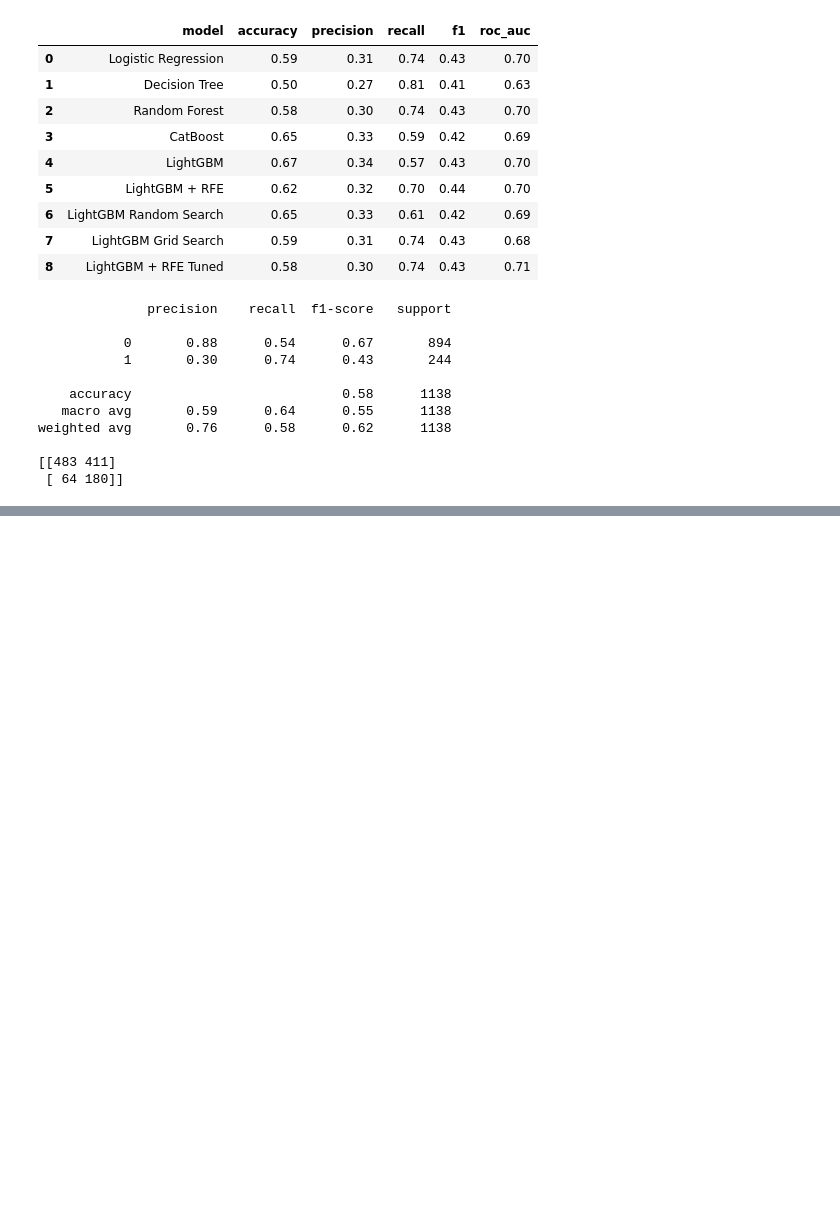
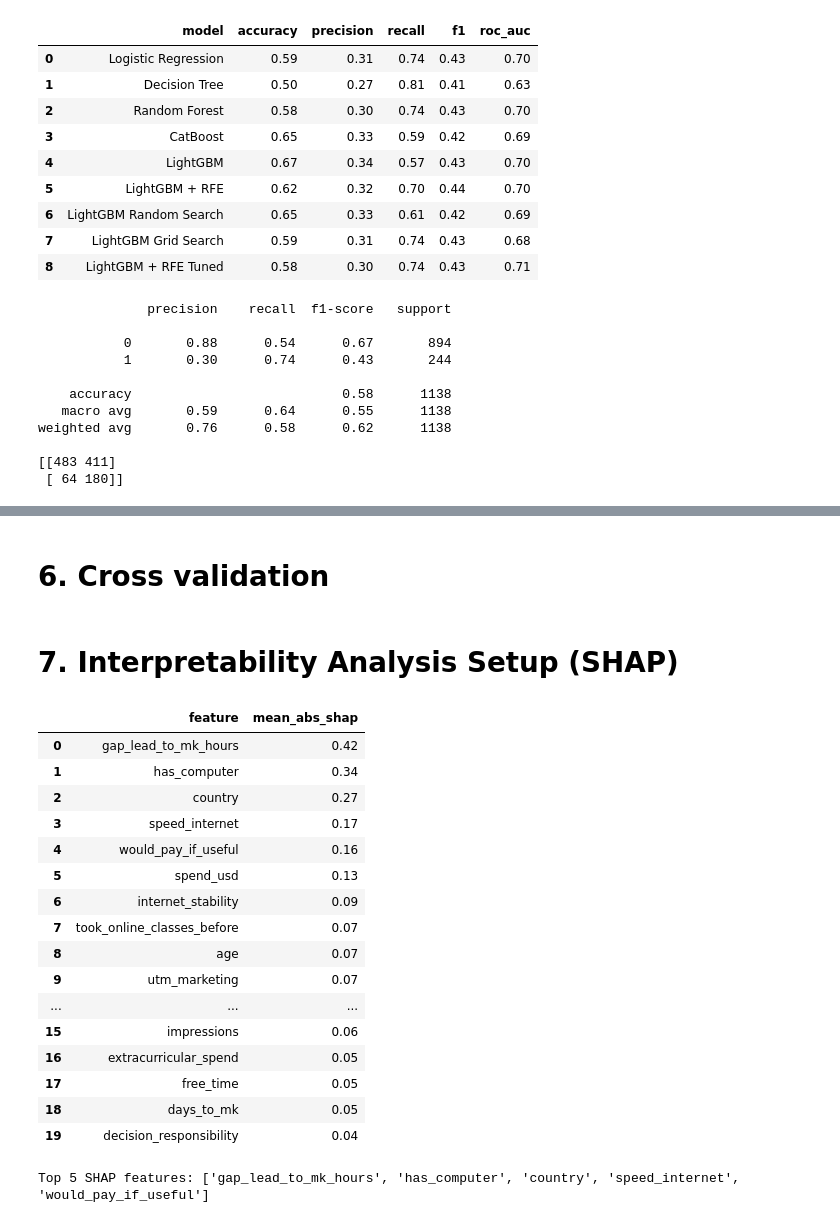
Before and after one commit to AlinaYakubova/Thesis_DTM_Trial_Class_Prediction, a Jupyter notebook: Main_script_diploma.ipynb, the cells around one changed output, grey strips where cells are left out. Saved outputs shown, nothing was run; the diff lists cells and outputs as text; code cells hidden in the pictures; blank space fills up the shorter version.

```diff
--- a/Main_script_diploma.ipynb
+++ b/Main_script_diploma.ipynb
@@ -3487,0 +3445,2 @@ plt.show()
+# %% [markdown]
+# 6. Cross validation
@@ -3487,0 +3589,55 @@ plt.show()
+# %% [markdown]
+# 7. Interpretability Analysis Setup (SHAP)
+# %%
+import shap
+
+
+# Use a sample for faster SHAP calculation and readable plots.
+shap_sample_size = min(1000, len(X_test_lgbm))
+X_shap = X_test_lgbm.sample(
+    n=shap_sample_size,
+    random_state=42,
+)
+
+lgbm_shap_explainer = shap.TreeExplainer(lgbm_model)
+lgbm_shap_values_raw = lgbm_shap_explainer.shap_values(X_shap)
+
+# For binary LightGBM, SHAP can return either an array or a list of class-specific arrays.
+# We use class 1 because the business target is trial class visit.
+if isinstance(lgbm_shap_values_raw, list):
+    lgbm_shap_values = lgbm_shap_values_raw[1]
+else:
+    lgbm_shap_values = lgbm_shap_values_raw
+
+lgbm_shap_importance = (
+    pd.DataFrame({
+        "feature": X_shap.columns,
+        "mean_abs_shap": np.abs(lgbm_shap_values).mean(axis=0),
+    })
+    .sort_values("mean_abs_shap", ascending=False)
+    .reset_index(drop=True)
+)
+
+top_5_lgbm_shap_features = lgbm_shap_importance.head(5)["feature"].tolist()
+
+display(lgbm_shap_importance.head(20).round(4))
+print("Top 5 SHAP features:", top_5_lgbm_shap_features)
+# %% [output]
+|  | feature | mean_abs_shap |
+| 0 | gap_lead_to_mk_hours | 0.42 |
+| 1 | has_computer | 0.34 |
+| 2 | country | 0.27 |
+| 3 | speed_internet | 0.17 |
+| 4 | would_pay_if_useful | 0.16 |
+| 5 | spend_usd | 0.13 |
+| 6 | internet_stability | 0.09 |
+| 7 | took_online_classes_before | 0.07 |
+| 8 | age | 0.07 |
+| 9 | utm_marketing | 0.07 |
+| ... | ... | ... |
+| 15 | impressions | 0.06 |
+| 16 | extracurricular_spend | 0.05 |
+| 17 | free_time | 0.05 |
+| 18 | days_to_mk | 0.05 |
+| 19 | decision_responsibility | 0.04 |
+Top 5 SHAP features: ['gap_lead_to_mk_hours', 'has_computer', 'country', 'speed_internet', 'would_pay_if_useful']
```
Also changed, not shown: parts of 12 cells of this notebook.
